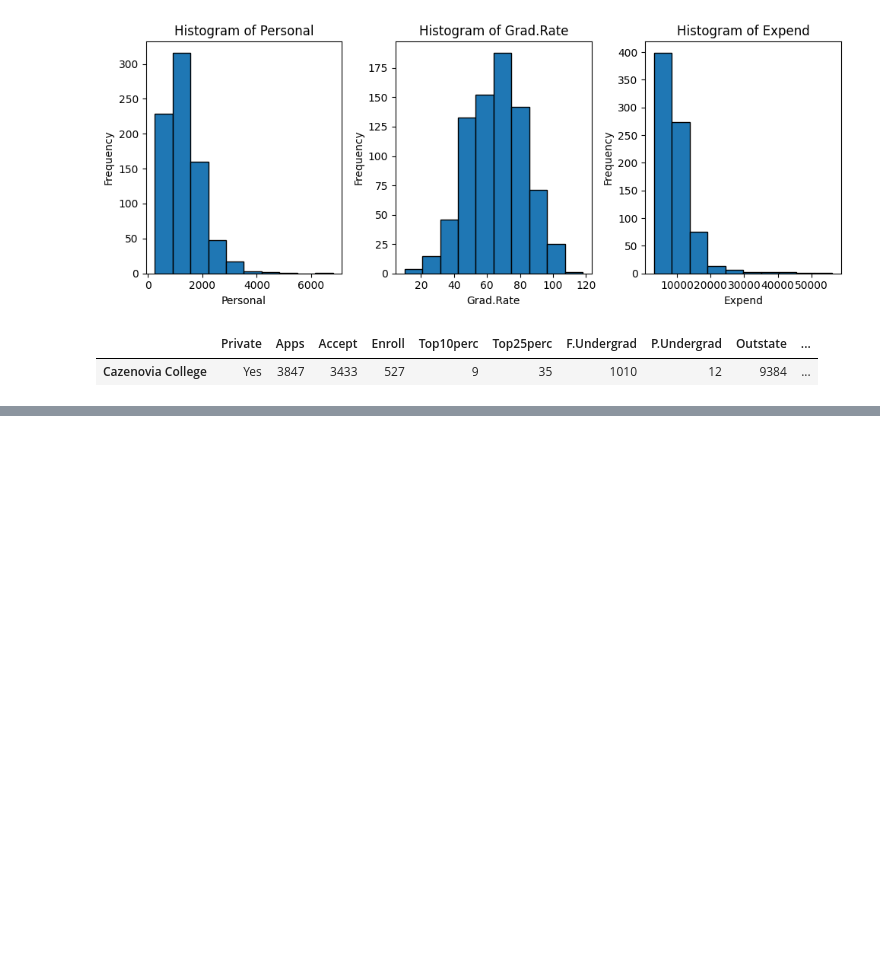
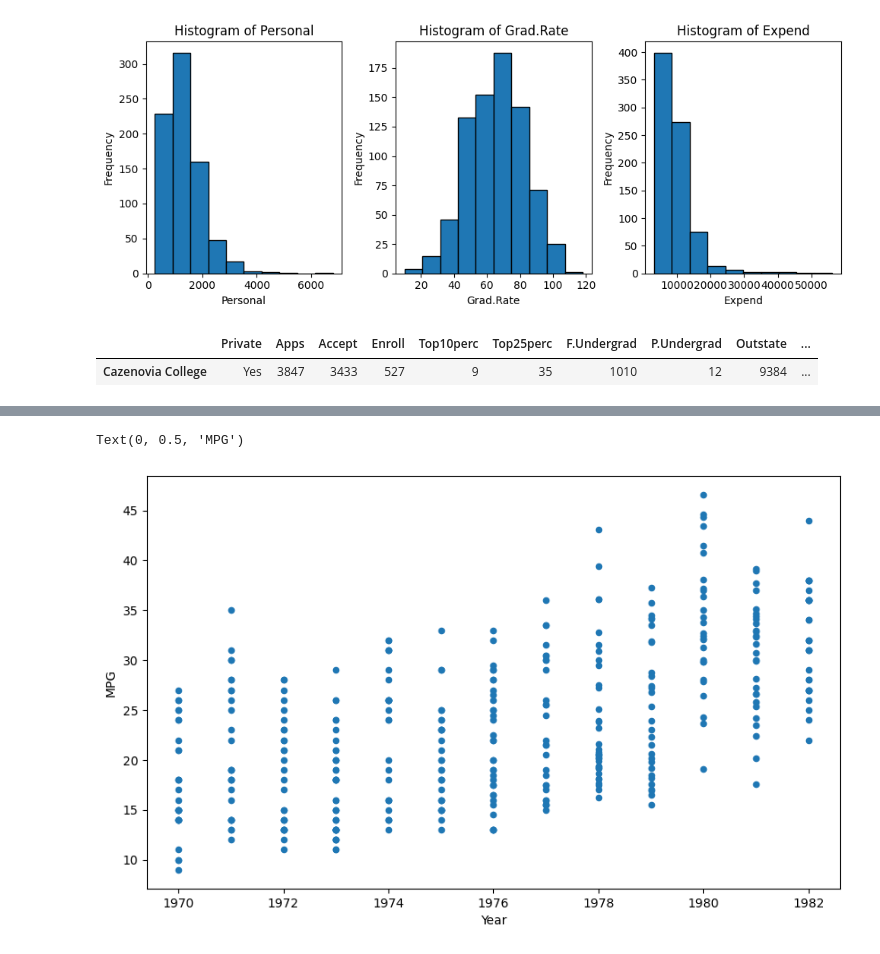
Before and after one commit to simon-a-schmitt/ISLP-Labs, a Jupyter notebook: Introduction.ipynb, the cells around one changed output, grey strips where cells are left out. Saved outputs shown, nothing was run; the diff lists cells and outputs as text; code cells hidden in the pictures; blank space fills up the shorter version.

```diff
--- a/Introduction.ipynb
+++ b/Introduction.ipynb
@@ -242,0 +302,8 @@ df_college[df_college['Grad.Rate'] > 100]
+# %%
+fig, ax = plt.subplots(figsize=(10, 6))
+df_auto_2.plot.scatter(x='year', y='mpg', ax=ax, marker='o')
+ax.set_xlabel('Year')
+ax.set_ylabel('MPG')
+# %% [output]
+Text(0, 0.5, 'MPG')
+[figure, added]
```
Also changed, not shown: parts of 18 cells of this notebook.
